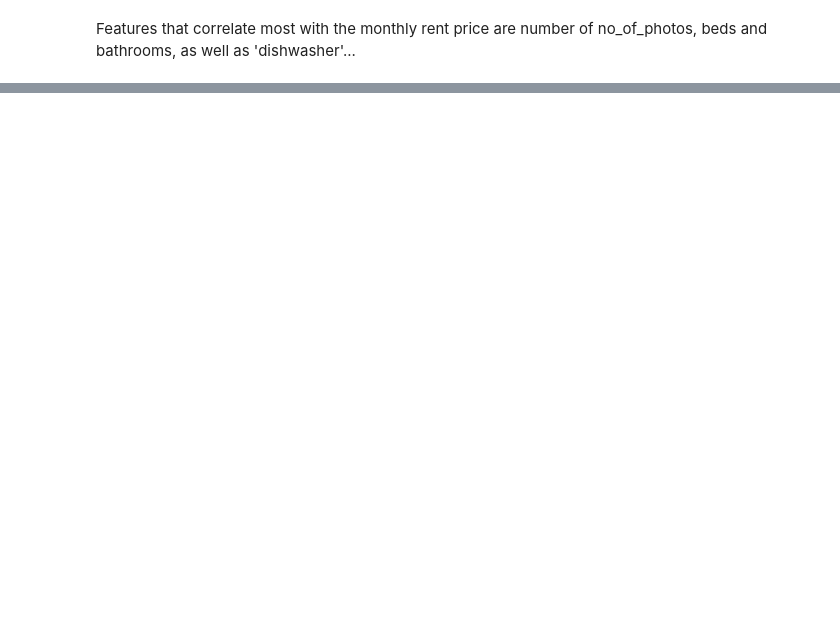
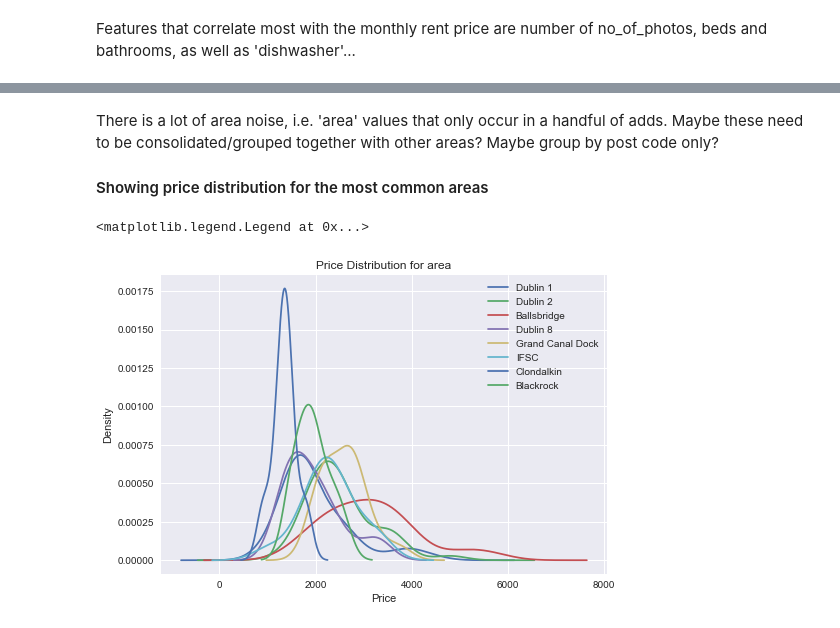
Before and after one commit to daft-project/daft-project, a Jupyter notebook: heidisandbox/Data Cleaning.ipynb, the cells around one changed output, grey strips where cells are left out. Saved outputs shown, nothing was run; the diff lists cells and outputs as text; code cells hidden in the pictures; blank space fills up the shorter version.

```diff
--- a/heidisandbox/Data Cleaning.ipynb
+++ b/heidisandbox/Data Cleaning.ipynb
@@ -171,0 +232,24 @@ Name: price, dtype: float64
+# %% [markdown]
+There is a lot of area noise, i.e. 'area' values that only occur in a handful of adds.
+Maybe these need to be consolidated/grouped together with other areas?
+Maybe group by post code only?
+
+#### Showing price distribution for the most common areas
+# %%
+df_monthly_rates.price[(df_monthly_rates.area == 53.0)].plot(kind='kde', label='Dublin 1')
+df_monthly_rates.price[(df_monthly_rates.area == 103.0)].plot(kind='kde', label='Dublin 2')
+df_monthly_rates.price[(df_monthly_rates.area == 81.0)].plot(kind='kde', label='Ballsbridge')
+df_monthly_rates.price[(df_monthly_rates.area == 108.0)].plot(kind='kde', label='Dublin 8')
+df_monthly_rates.price[(df_monthly_rates.area == 21.0)].plot(kind='kde', label='Grand Canal Dock')
+df_monthly_rates.price[(df_monthly_rates.area == 102.0)].plot(kind='kde', label='IFSC')
+df_monthly_rates.price[(df_monthly_rates.area == 11.0)].plot(kind='kde', label='Clondalkin')
+df_monthly_rates.price[(df_monthly_rates.area == 62.0)].plot(kind='kde', label='Blackrock')
+
+
+plt.xlabel("Price")
+plt.title("Price Distribution for area")
+
+plt.legend()
+# %% [output]
+<matplotlib.legend.Legend at 0x...>
+[figure, added]
```
Also changed, not shown: parts of 16 cells of this notebook, 3 other files.
